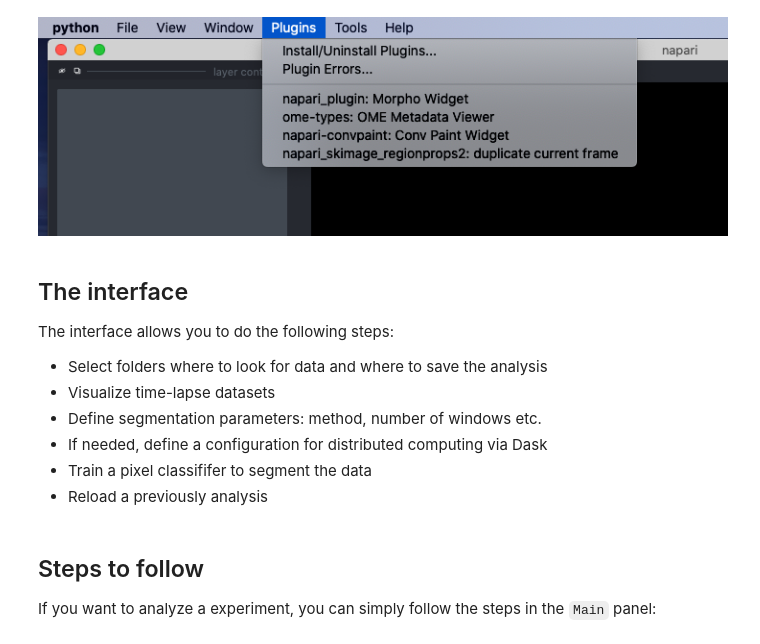
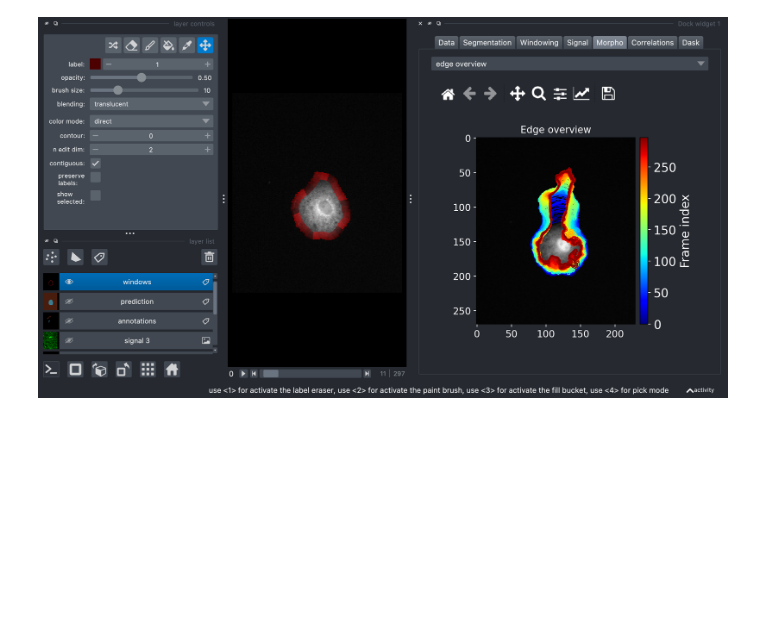
Before and after one commit to guiwitz/MorphoDynamics, a Jupyter notebook: mydocs/Napari_Plugin.ipynb, the cells around one changed output. Drawn from its saved outputs; the diff is of its cells as text; code cells hidden in the pictures; blank space fills up the shorter version.

Commit message:
update napari docs

````diff
--- a/mydocs/Napari_Plugin.ipynb
+++ b/mydocs/Napari_Plugin.ipynb
@@ -11,19 +15,4 @@ viewer = napari.Viewer()
 # %%
-Image("../images/plugin_install.png")
+Image("images/napari_morphodynamics_snapshot.png")
 # %% [output]
-[figure, old version]
+[figure, new version]
-# %% [markdown]
-## The interface
-
-The interface allows you to do the following steps:
-
-- Select folders where to look for data and where to save the analysis
-- Visualize time-lapse datasets
-- Define segmentation parameters: method, number of windows etc.
-- If needed, define a configuration for distributed computing via Dask
-- Train a pixel classififer to segment the data
-- Reload a previously analysis
-# %% [markdown]
-## Steps to follow
-
-If you want to analyze a experiment, you can simply follow the steps in the ```Main``` panel:
````
Also changed, not shown: parts of 10 cells of this notebook.
